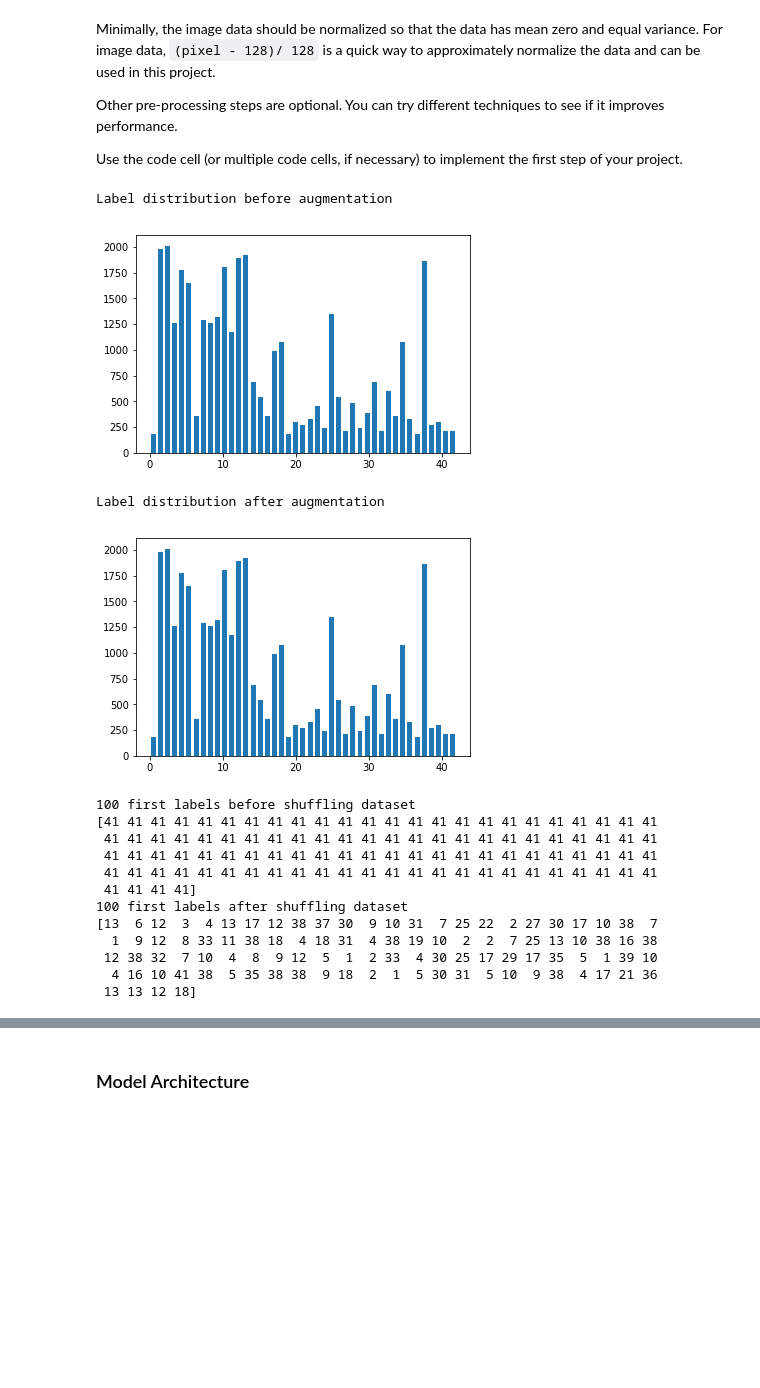
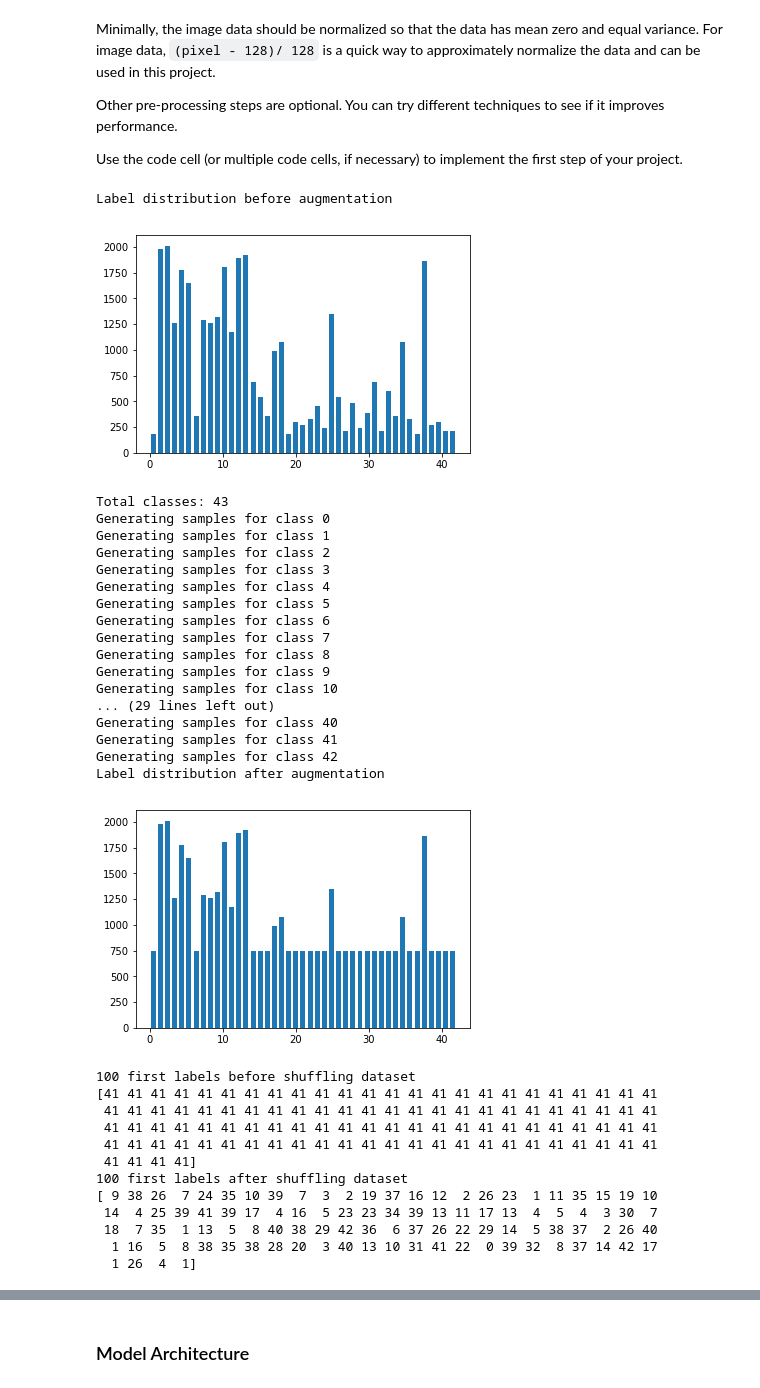
Before and after one commit to thomasSve/CarND-TrafficSignsClassifier-P2, a Jupyter notebook: Traffic_Sign_Classifier.ipynb, the cells around one changed output, grey strips where cells are left out. Drawn from its saved outputs; the diff is of its cells as text; code cells hidden in the pictures; blank space fills up the shorter version.

```diff
--- a/Traffic_Sign_Classifier.ipynb
+++ b/Traffic_Sign_Classifier.ipynb
@@ -207,7 +207,7 @@ def image_augmentation(X_train, y_train, min_samples = 750):
         if num_samples < min_samples:
             for _ in range(min_samples - num_samples):
                 img = X_train[random.choice(indeces[0])] # Select random img
-                new_sample = scale_img(random_brightness(img)) # Generate new sample
+                new_sample = translate_img(warp_img(scale_img(random_brightness(img)))) # Generate new sample
                 X_train = np.concatenate((X_train, [new_sample]), axis=0)
                 y_train = np.concatenate((y_train, [c]), axis=0)
     return X_train, y_train
@@ -228,35 +228,51 @@ def grayscale_norm(X_train, X_test, y_train, y_test, X_valid):
 
 def preprocess_data(X_train, X_test, y_train, y_test, X_valid):
     # Start by grayscaling and normalizing
     X_train, X_test, y_train, y_test, X_valid = grayscale_norm(X_train, X_test, y_train, y_test, X_valid)
 
     # Use Image augmentation to get a more equal number of image samples for each label
     # This means either scale, translate, rotate, flip, add noise to existing images to generate new ones
     print("Label distribution before augmentation")
     vis_labels_distribution(X_train, y_train)
 
-    #X_train, y_train = image_augmentation(X_train, y_train)
+    X_train, y_train = image_augmentation(X_train, y_train)
 
     print("Label distribution after augmentation")
     vis_labels_distribution(X_train, y_train)
 
     # Shuffle the dataset so that the labels are not grouped together
     print("100 first labels before shuffling dataset")
     print(y_train[:100])
 
     X_train, y_train = shuffle(X_train, y_train)
 
     print("100 first labels after shuffling dataset")
     print(y_train[:100])
 
     return X_train, X_test, y_train, y_test, X_valid
 
 X_train, X_test, y_train, y_test, X_valid = preprocess_data(X_train, X_test, y_train, y_test, X_valid)
 # %% [output]
 Label distribution before augmentation
 [figure]
+Total classes: 43
+Generating samples for class 0
+Generating samples for class 1
+Generating samples for class 2
+Generating samples for class 3
+Generating samples for class 4
+Generating samples for class 5
+Generating samples for class 6
+Generating samples for class 7
+Generating samples for class 8
+Generating samples for class 9
+Generating samples for class 10
+... (29 lines left out)
+Generating samples for class 40
+Generating samples for class 41
+Generating samples for class 42
 Label distribution after augmentation
-[figure, old version]
+[figure, new version]
 100 first labels before shuffling dataset
 [41 41 41 41 41 41 41 41 41 41 41 41 41 41 41 41 41 41 41 41 41 41 41 41
  41 41 41 41 41 41 41 41 41 41 41 41 41 41 41 41 41 41 41 41 41 41 41 41
@@ -264,11 +280,11 @@ Label distribution after augmentation
  41 41 41 41 41 41 41 41 41 41 41 41 41 41 41 41 41 41 41 41 41 41 41 41
  41 41 41 41]
 100 first labels after shuffling dataset
-[13  6 12  3  4 13 17 12 38 37 30  9 10 31  7 25 22  2 27 30 17 10 38  7
-  1  9 12  8 33 11 38 18  4 18 31  4 38 19 10  2  2  7 25 13 10 38 16 38
- 12 38 32  7 10  4  8  9 12  5  1  2 33  4 30 25 17 29 17 35  5  1 39 10
-  4 16 10 41 38  5 35 38 38  9 18  2  1  5 30 31  5 10  9 38  4 17 21 36
- 13 13 12 18]
+[ 9 38 26  7 24 35 10 39  7  3  2 19 37 16 12  2 26 23  1 11 35 15 19 10
+ 14  4 25 39 41 39 17  4 16  5 23 23 34 39 13 11 17 13  4  5  4  3 30  7
+ 18  7 35  1 13  5  8 40 38 29 42 36  6 37 26 22 29 14  5 38 37  2 26 40
+  1 16  5  8 38 35 38 28 20  3 40 13 10 31 41 22  0 39 32  8 37 14 42 17
+  1 26  4  1]
 # %%
 ### Testing of the image augmentation methods
 
```
Also changed, not shown: parts of 3 cells of this notebook, 6 other files.
